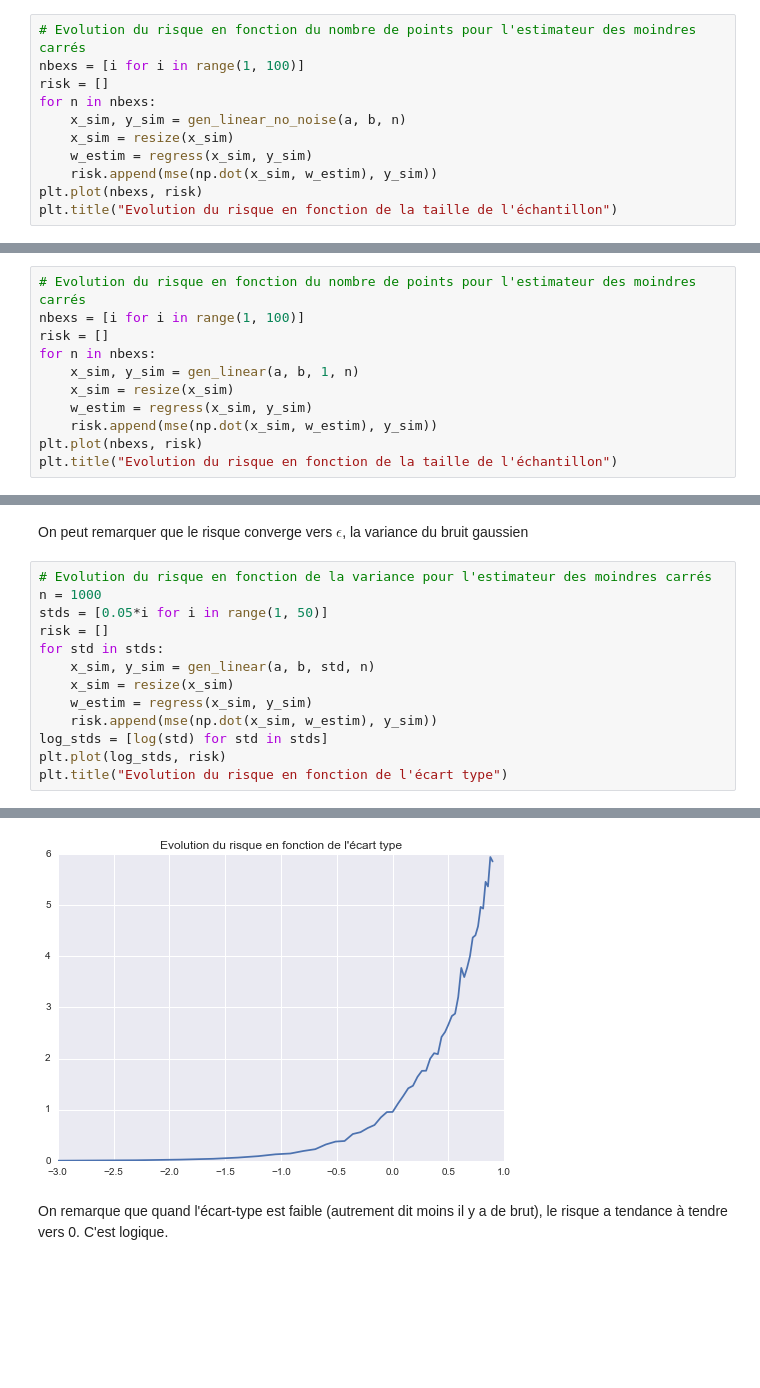
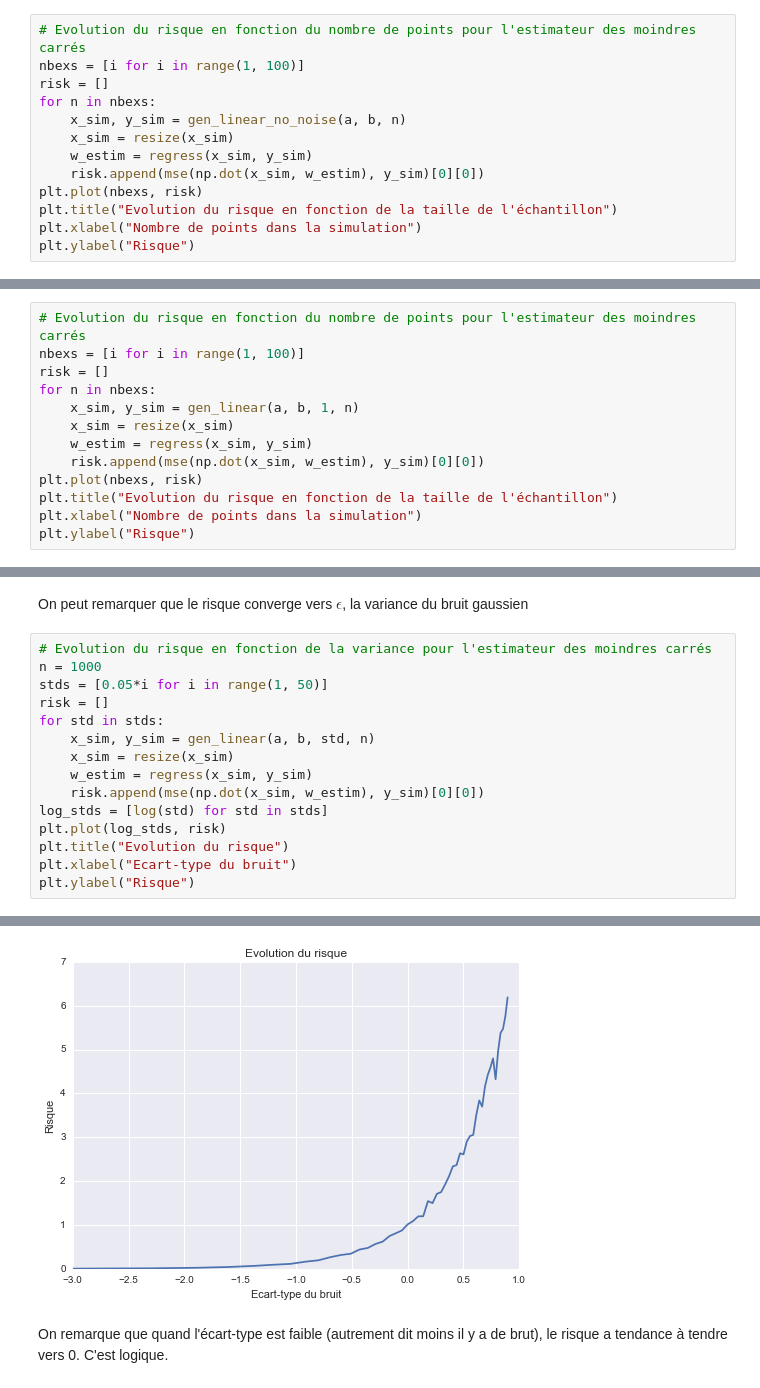
Before and after one commit to PierreBoyeau/regression_tp, a Jupyter notebook: tp1.ipynb, the cells around one changed output, grey strips where cells are left out. Drawn from its saved outputs; the diff is of its cells as text; blank space fills up the shorter version.

```diff
--- a/tp1.ipynb
+++ b/tp1.ipynb
@@ -142,8 +144,10 @@ for n in nbexs:
     x_sim, y_sim = gen_linear_no_noise(a, b, n)
     x_sim = resize(x_sim)
     w_estim = regress(x_sim, y_sim)
-    risk.append(mse(np.dot(x_sim, w_estim), y_sim))
+    risk.append(mse(np.dot(x_sim, w_estim), y_sim)[0][0])
 plt.plot(nbexs, risk)
 plt.title("Evolution du risque en fonction de la taille de l'échantillon")
+plt.xlabel("Nombre de points dans la simulation")
+plt.ylabel("Risque")
 # %% [output]
 <matplotlib.text.Text at 0x...>
@@ -156,8 +160,10 @@ for n in nbexs:
     x_sim, y_sim = gen_linear(a, b, 1, n)
     x_sim = resize(x_sim)
     w_estim = regress(x_sim, y_sim)
-    risk.append(mse(np.dot(x_sim, w_estim), y_sim))
+    risk.append(mse(np.dot(x_sim, w_estim), y_sim)[0][0])
 plt.plot(nbexs, risk)
 plt.title("Evolution du risque en fonction de la taille de l'échantillon")
+plt.xlabel("Nombre de points dans la simulation")
+plt.ylabel("Risque")
 # %% [output]
 <matplotlib.text.Text at 0x...>
@@ -167,19 +173,21 @@ On peut remarquer que le risque converge vers $\epsilon$, la variance du bruit g
 # %%
 # Evolution du risque en fonction de la variance pour l'estimateur des moindres carrés
 n = 1000
 stds = [0.05*i for i in range(1, 50)]
 risk = []
 for std in stds:
     x_sim, y_sim = gen_linear(a, b, std, n)
     x_sim = resize(x_sim)
     w_estim = regress(x_sim, y_sim)
-    risk.append(mse(np.dot(x_sim, w_estim), y_sim))
+    risk.append(mse(np.dot(x_sim, w_estim), y_sim)[0][0])
 log_stds = [log(std) for std in stds]
 plt.plot(log_stds, risk)
-plt.title("Evolution du risque en fonction de l'écart type")
+plt.title("Evolution du risque")
+plt.xlabel("Ecart-type du bruit")
+plt.ylabel("Risque")
 # %% [output]
 <matplotlib.text.Text at 0x...>
-[figure, old version]
+[figure, new version]
 # %% [markdown]
 On remarque que quand l'écart-type est faible (autrement dit moins il y a de brut), le risque a tendance à tendre vers 0.
 C'est logique.
```
Also changed, not shown: parts of 22 cells of this notebook.
